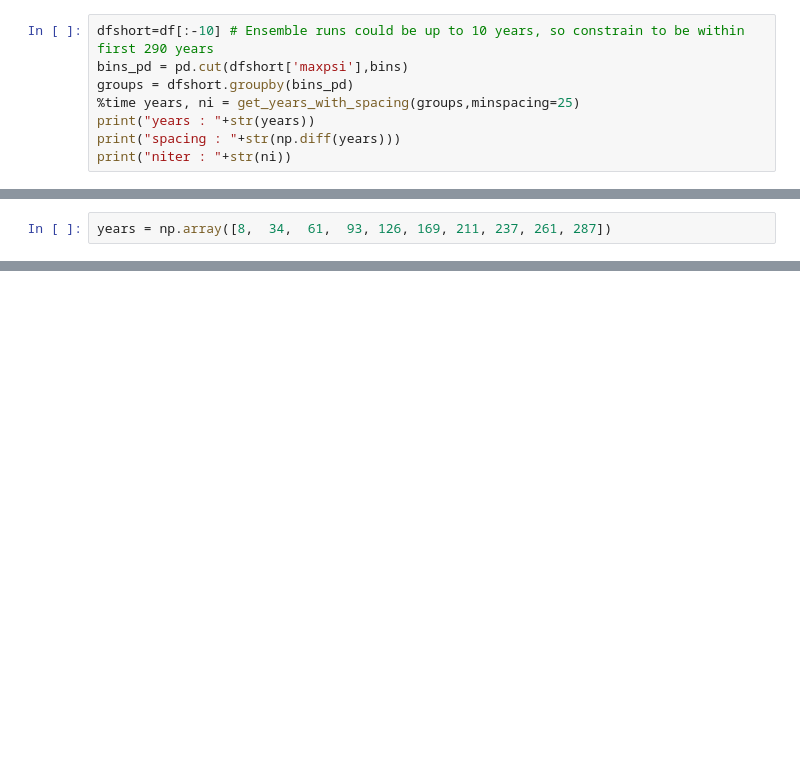
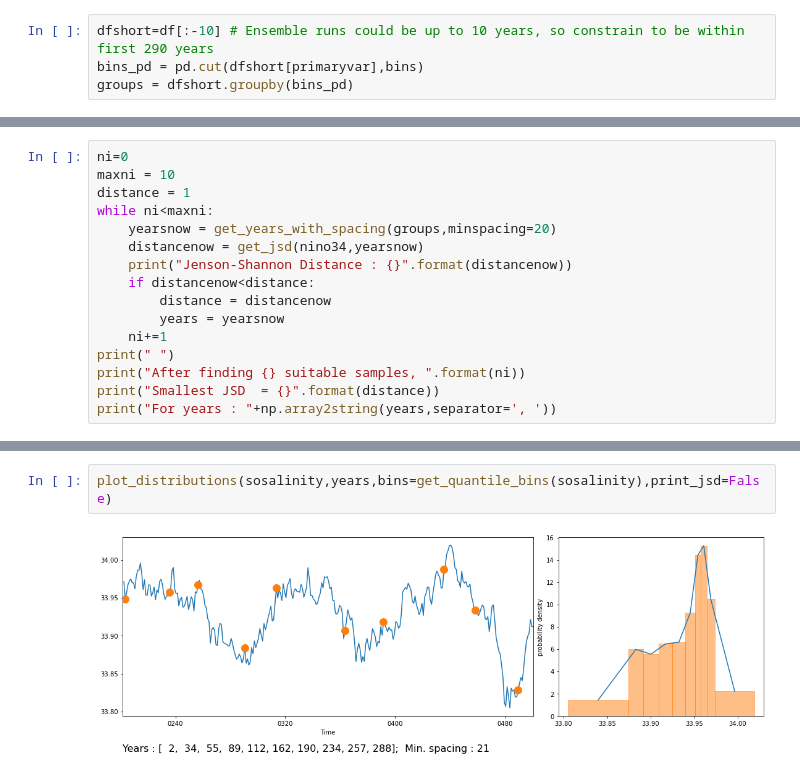
Before and after one commit to gmacgilchrist/esm4ppe_dev, a Jupyter notebook: notebooks/dev_startyears.ipynb, the cells around one changed output, grey strips where cells are left out. Saved outputs shown, nothing was run; the diff lists cells and outputs as text; blank space fills up the shorter version.

Commit message:
calculates JSD for full ts and samples

```diff
--- a/notebooks/dev_startyears.ipynb
+++ b/notebooks/dev_startyears.ipynb
@@ -92,9 +251,5 @@ def get_years_with_spacing(groups,minspacing=10):
 # %%
 dfshort=df[:-10] # Ensemble runs could be up to 10 years, so constrain to be within first 290 years
-bins_pd = pd.cut(dfshort['maxpsi'],bins)
+bins_pd = pd.cut(dfshort[primaryvar],bins)
 groups = dfshort.groupby(bins_pd)
-%time years, ni = get_years_with_spacing(groups,minspacing=25)
-print("years : "+str(years))
-print("spacing : "+str(np.diff(years)))
-print("niter : "+str(ni))
 # %% [output]
@@ -111,2 +261,0 @@ spacing : [26 27 32 33 43 42 26 24 26]
-# %%
-years = np.array([8,  34,  61,  93, 126, 169, 211, 237, 261, 287])
@@ -155,0 +262,16 @@ maxpsi_sample_hist.plot()
+# %%
+ni=0
+maxni = 10
+distance = 1
+while ni<maxni:
+    yearsnow = get_years_with_spacing(groups,minspacing=20)
+    distancenow = get_jsd(nino34,yearsnow)
+    print("Jenson-Shannon Distance : {}".format(distancenow))
+    if distancenow<distance:
+        distance = distancenow
+        years = yearsnow
+    ni+=1
+print(" ")
+print("After finding {} suitable samples, ".format(ni))
+print("Smallest JSD  = {}".format(distance))
+print("For years : "+np.array2string(years,separator=', '))
@@ -155,0 +296,4 @@ maxpsi_sample_hist.plot()
+# %%
+plot_distributions(sosalinity,years,bins=get_quantile_bins(sosalinity),print_jsd=False)
+# %% [output]
+[figure, added]
```
Also changed, not shown: parts of 20 cells of this notebook, 1 other file.
